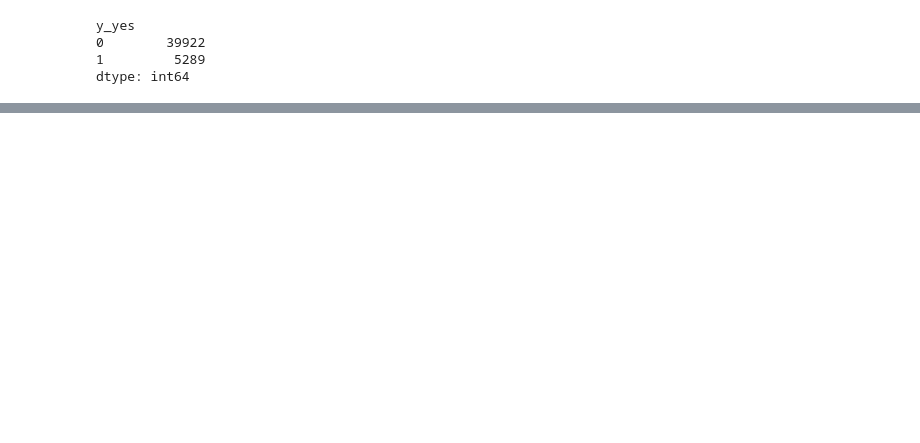
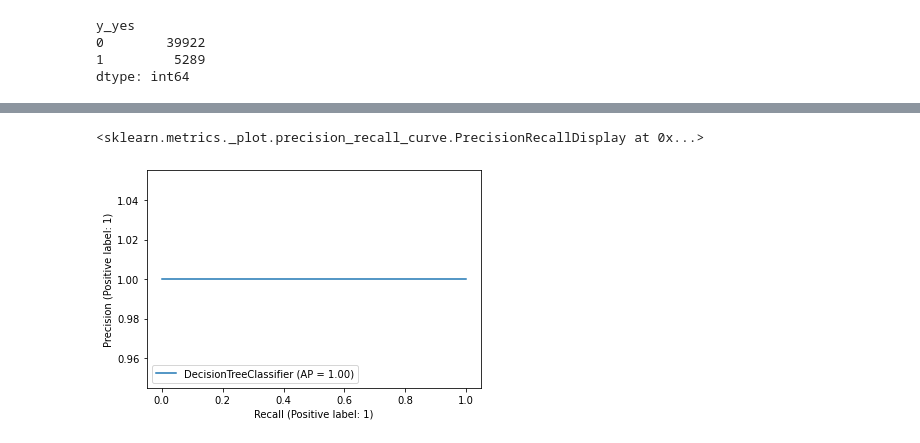
Before and after one commit to theRusa/Capstone-Project-I, a Jupyter notebook: Modelling .ipynb, the cells around one changed output, grey strips where cells are left out. Saved outputs shown, nothing was run; the diff lists cells and outputs as text; code cells hidden in the pictures; blank space fills up the shorter version.

```diff
--- a/Modelling .ipynb
+++ b/Modelling .ipynb
@@ -321,0 +279,5 @@ for i in algo:
+# %%
+plot_precision_recall_curve(dt1,x_test,y_test)
+# %% [output]
+<sklearn.metrics._plot.precision_recall_curve.PrecisionRecallDisplay at 0x...>
+[figure, added]
```
Also changed, not shown: parts of 16 cells of this notebook.
